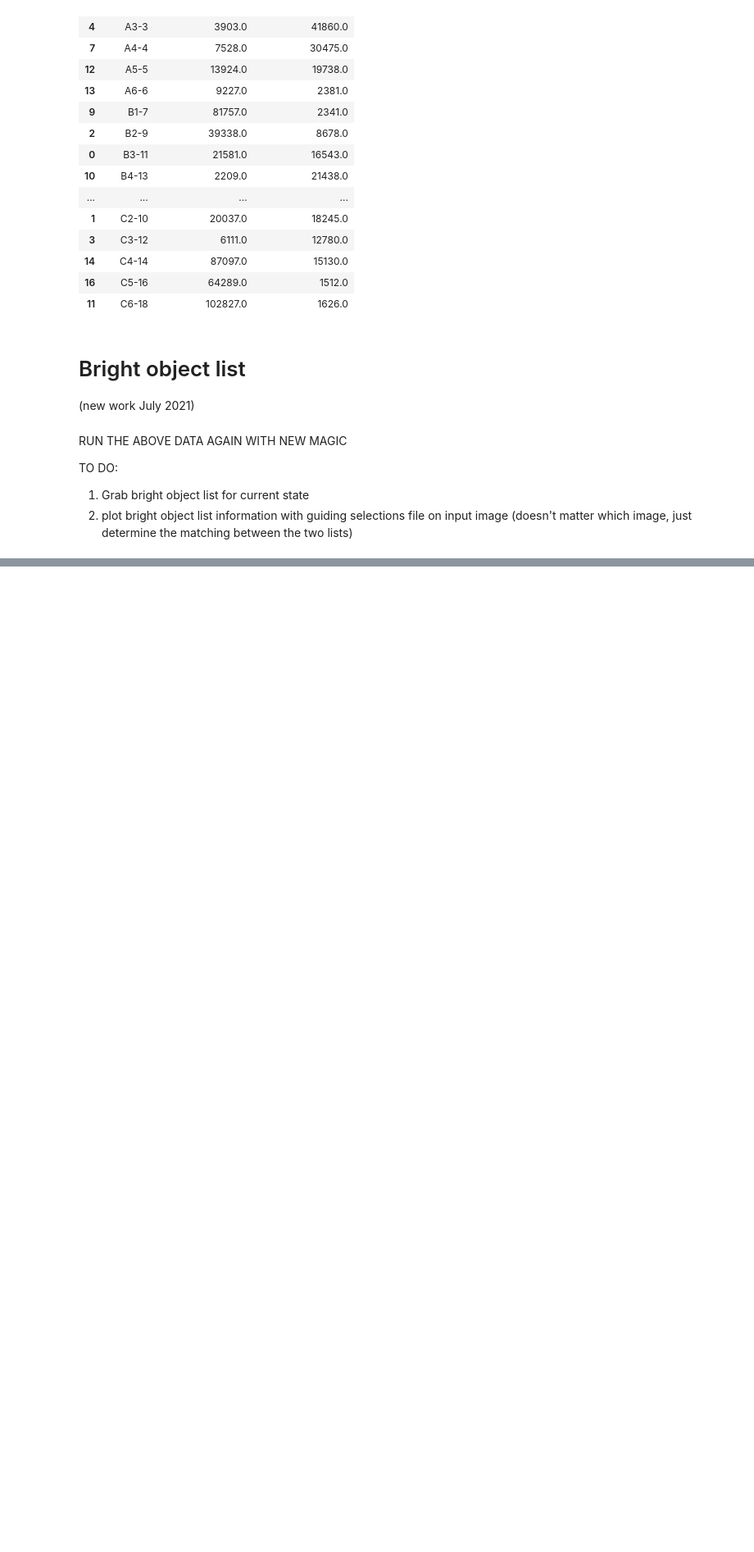
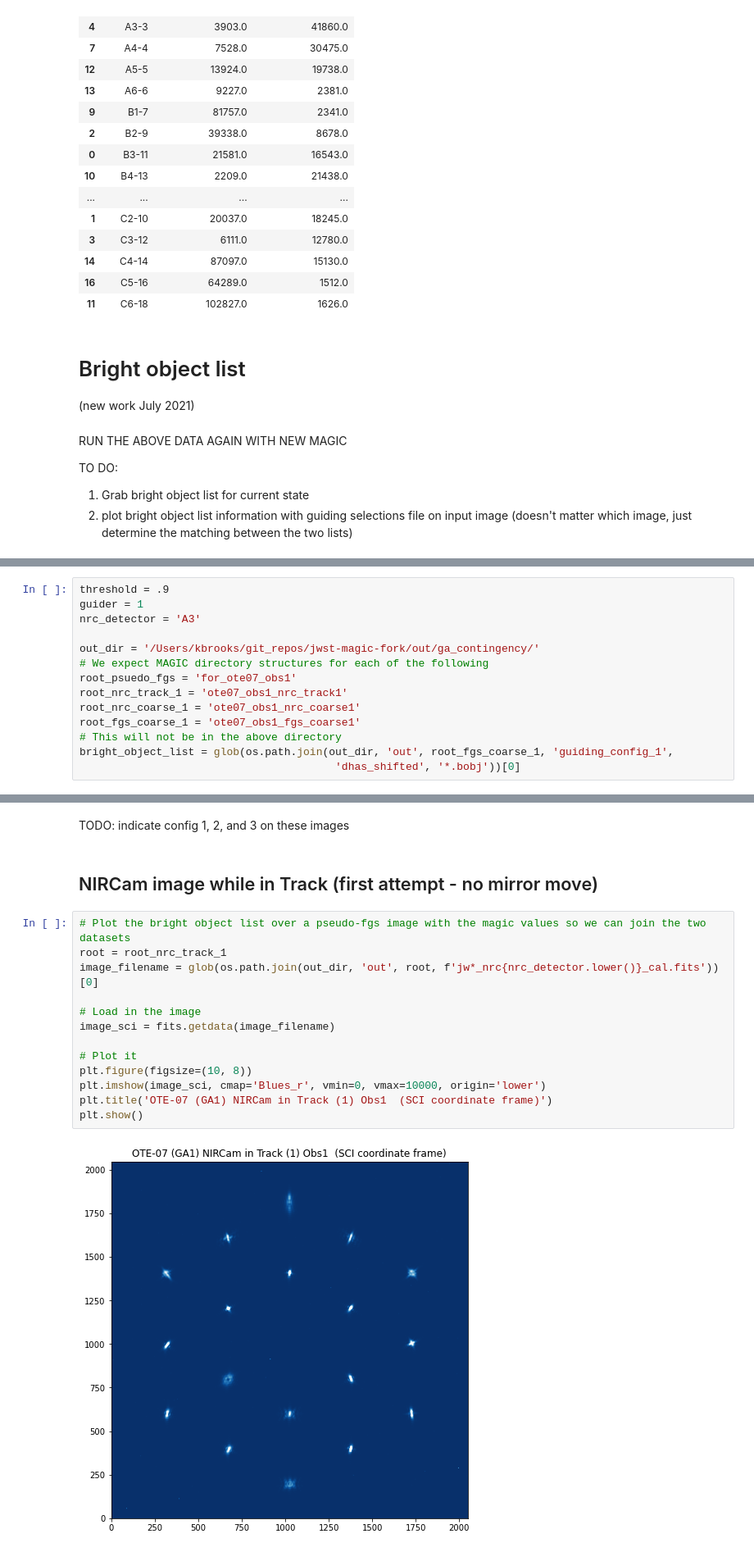
Before and after one commit to spacetelescope/jwst_magic, a Jupyter notebook: notebooks/Commissioning_Support/Global Alignment Observation 1 Guiding Failure Analysis.ipynb, the cells around one changed output, grey strips where cells are left out. Shown at 82% size. Saved outputs shown, nothing was run; the diff lists cells and outputs as text; blank space fills up the shorter version.

Commit message:
contingency planning

```diff
--- a/notebooks/Commissioning_Support/Global Alignment Observation 1 Guiding Failure Analysis.ipynb
+++ b/notebooks/Commissioning_Support/Global Alignment Observation 1 Guiding Failure Analysis.ipynb
@@ -347,0 +442,14 @@ TO DO:
+# %%
+threshold = .9
+guider = 1
+nrc_detector = 'A3'
+
+out_dir = '/Users/kbrooks/git_repos/jwst-magic-fork/out/ga_contingency/'
+# We expect MAGIC directory structures for each of the following
+root_psuedo_fgs = 'for_ote07_obs1'
+root_nrc_track_1 = 'ote07_obs1_nrc_track1'
+root_nrc_coarse_1 = 'ote07_obs1_nrc_coarse1'
+root_fgs_coarse_1 = 'ote07_obs1_fgs_coarse1'
+# This will not be in the above directory
+bright_object_list = glob(os.path.join(out_dir, 'out', root_fgs_coarse_1, 'guiding_config_1',
+                                        'dhas_shifted', '*.bobj'))[0]
@@ -347,0 +519,19 @@ TO DO:
+# %% [markdown]
+TODO: indicate config 1, 2, and 3 on these images
+# %% [markdown]
+## NIRCam image while in Track (first attempt - no mirror move)
+# %%
+# Plot the bright object list over a pseudo-fgs image with the magic values so we can join the two datasets
+root = root_nrc_track_1
+image_filename = glob(os.path.join(out_dir, 'out', root, f'jw*_nrc{nrc_detector.lower()}_cal.fits'))[0]
+
+# Load in the image
+image_sci = fits.getdata(image_filename)
+
+# Plot it
+plt.figure(figsize=(10, 8))
+plt.imshow(image_sci, cmap='Blues_r', vmin=0, vmax=10000, origin='lower')
+plt.title('OTE-07 (GA1) NIRCam in Track (1) Obs1  (SCI coordinate frame)')
+plt.show()
+# %% [output]
+[figure, added]
```
Also changed, not shown: parts of 39 cells of this notebook.
